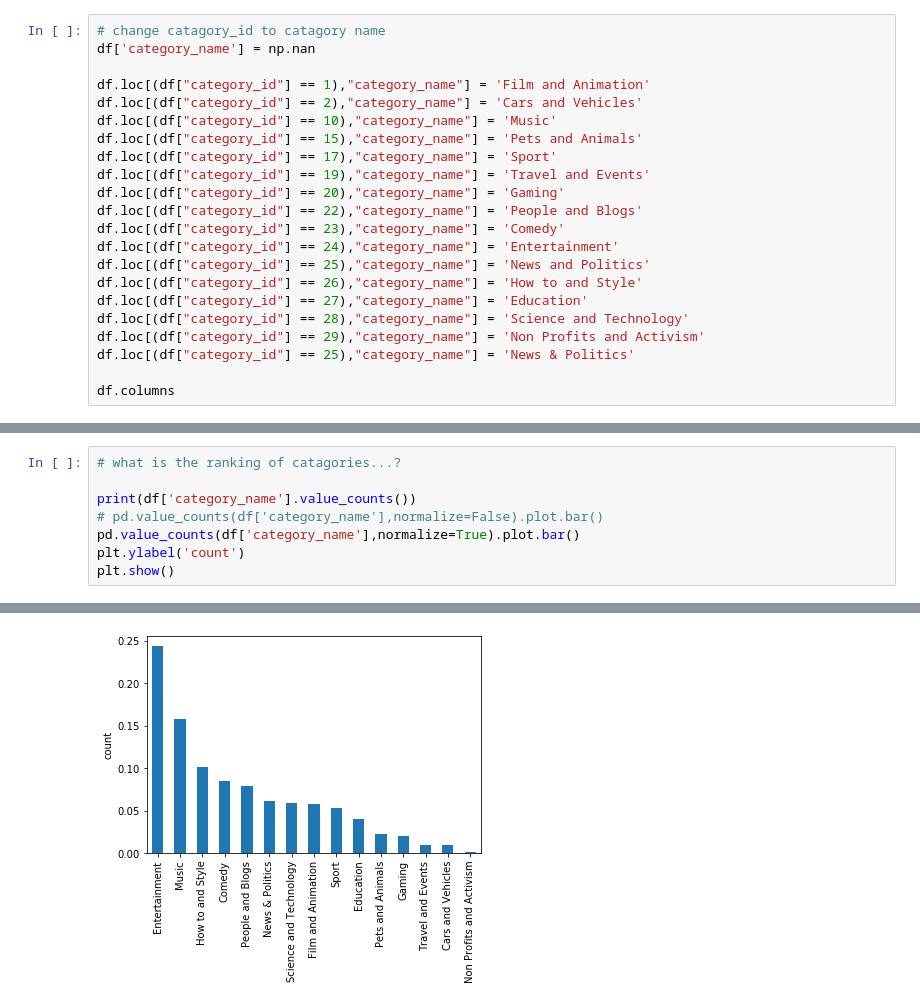
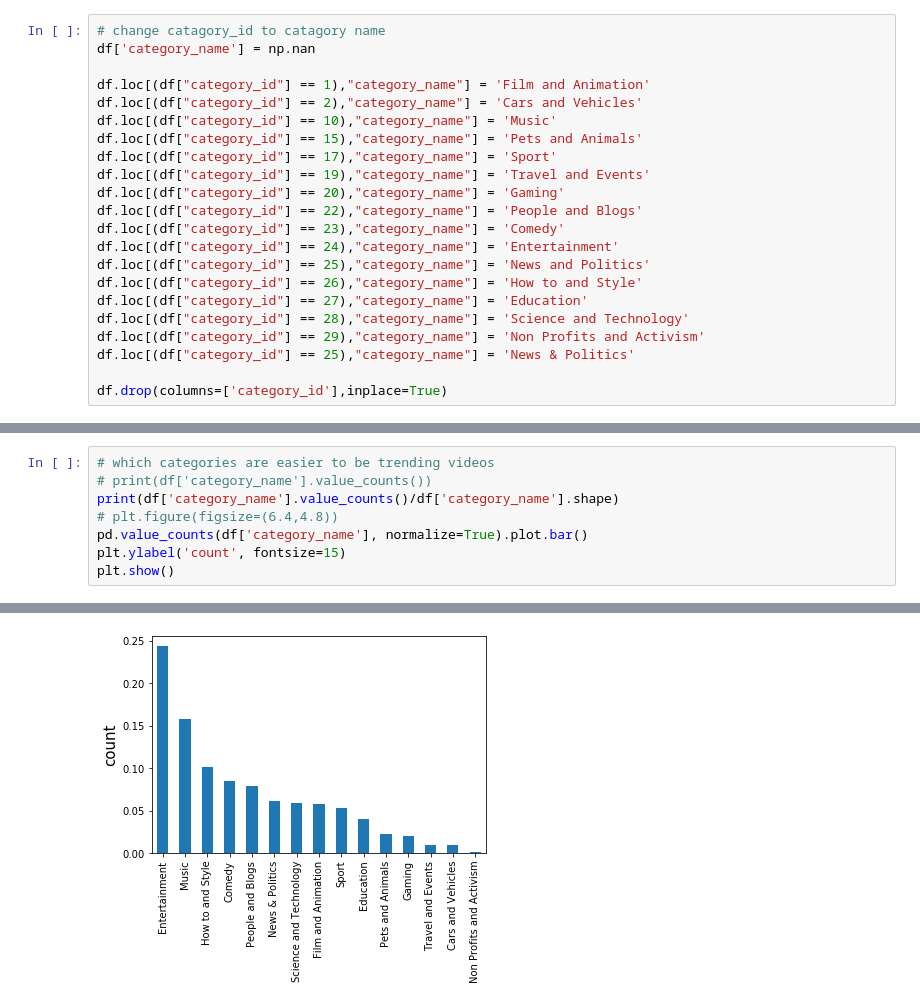
Before and after one commit to tongxinw/YouTube_video_analysis, a Jupyter notebook: process.ipynb, the cells around one changed output, grey strips where cells are left out. Cells and saved outputs as stored; diff of their text form.

```diff
--- a/process.ipynb
+++ b/process.ipynb
@@ -75,4 +58,4 @@ df.loc[(df["category_id"] == 28),"category_name"] = 'Science and Technology'
 df.loc[(df["category_id"] == 29),"category_name"] = 'Non Profits and Activism'
 df.loc[(df["category_id"] == 25),"category_name"] = 'News & Politics'
 
-df.columns
+df.drop(columns=['category_id'],inplace=True)
@@ -111,9 +157,9 @@ df_new.head()
 # %%
-# what is the ranking of catagories...?
-
-print(df['category_name'].value_counts())
-# pd.value_counts(df['category_name'],normalize=False).plot.bar()
-pd.value_counts(df['category_name'],normalize=True).plot.bar()
-plt.ylabel('count')
+# which categories are easier to be trending videos
+# print(df['category_name'].value_counts())
+print(df['category_name'].value_counts()/df['category_name'].shape)
+# plt.figure(figsize=(6.4,4.8))
+pd.value_counts(df['category_name'], normalize=True).plot.bar()
+plt.ylabel('count', fontsize=15)
 plt.show()
 # %% [output]
@@ -136 +182 @@ Name: category_name, dtype: int64
-[figure, old version]
+[figure, new version]
```
Also changed, not shown: parts of 18 cells of this notebook.
